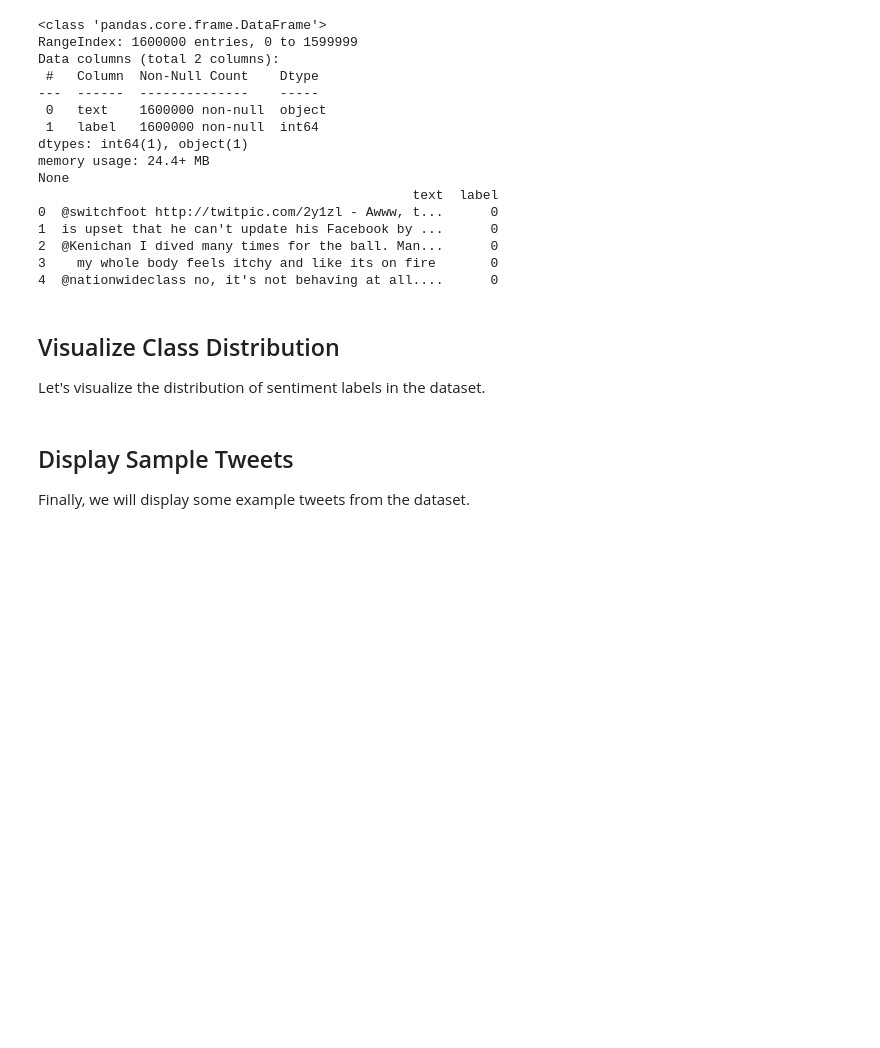
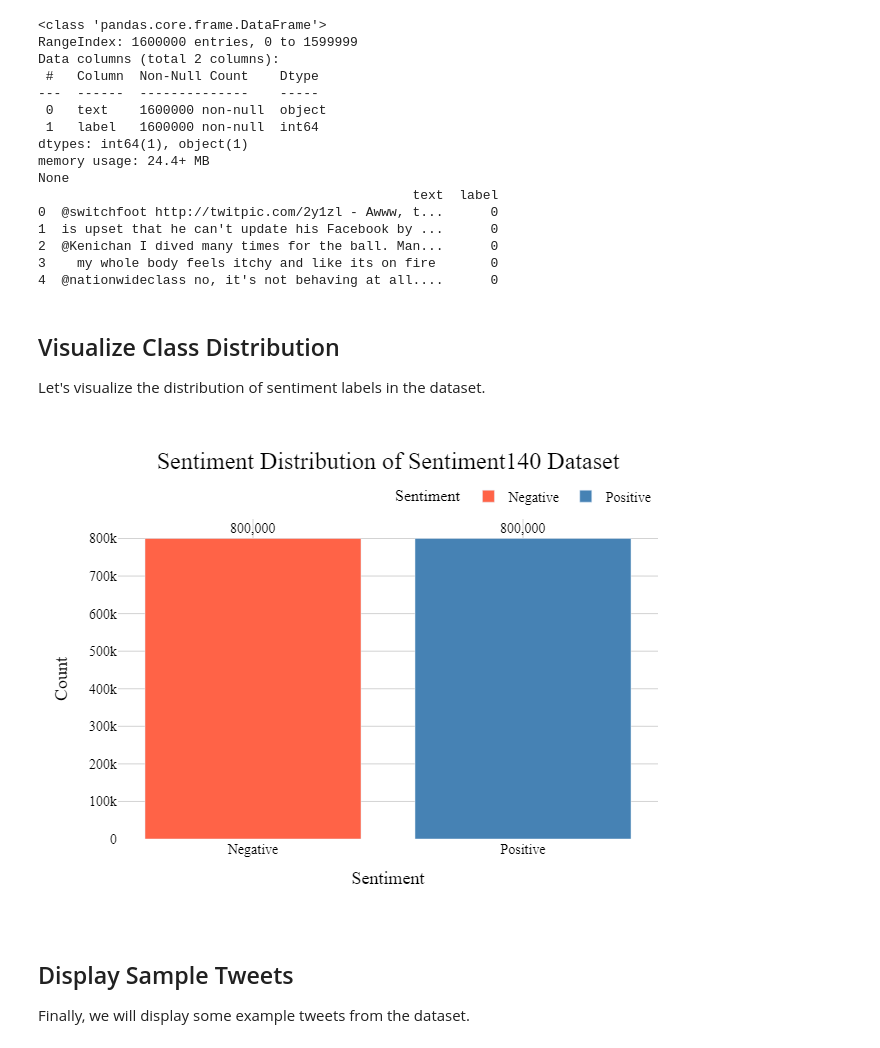
Before and after one commit to allenpavlovich/uchicago-lnm-project, a Jupyter notebook: notebooks/exploratory/data_exploration.ipynb, the cells around one changed output. Drawn from its saved outputs; the diff is of its cells as text; code cells hidden in the pictures; blank space fills up the shorter version.

Commit message:
Fix data exploration code and upload first figure

```diff
--- a/notebooks/exploratory/data_exploration.ipynb
+++ b/notebooks/exploratory/data_exploration.ipynb
@@ -18,7 +20,7 @@ from data.load_raw_data import load_sentiment140_raw
 # Ensure the directory for figures exists
 # %%
 # Ensure the directory exists
-output_dir = os.path.join('..', '..', 'reports', 'figures')
+output_dir = os.path.join('..', '..', 'reports', 'figures', 'eda')
 os.makedirs(output_dir, exist_ok=True)
 # %% [markdown]
 ## Load the Dataset
@@ -61,7 +63,7 @@ df_counts['Sentiment'] = df_counts['Sentiment'].map({0: 'Negative', 1: 'Positive
 # Create a bar plot for sentiment distribution
 fig = px.bar(df_counts, x='Sentiment', y='Count', color='Sentiment',
              labels={'Sentiment': 'Sentiment', 'Count': 'Count'},
-             title='Sentiment Distribution',
+             title='Sentiment Distribution of Sentiment140 Dataset',
              color_discrete_map={'Negative': '#FF6347', 'Positive': '#4682B4'})
 
 # Update layout for better aesthetics
@@ -113,9 +115,15 @@ fig.show()
 # %%
 # Define the path to save the figure
 save_path = os.path.join(output_dir, 'class_distribution_plotly.png')
+print(f"Saving the plot to {save_path}")
 
 # Save the plot as an image file
-#fig.write_image(save_path)
+fig.write_image(save_path, engine='orca')
+
+# Display the saved image in the notebook
+Image(save_path)
+# %% [output]
+[figure, added]
 # %% [markdown]
 ## Display Sample Tweets
 
```
Also changed, not shown: parts of 2 cells of this notebook, 1 other file.
